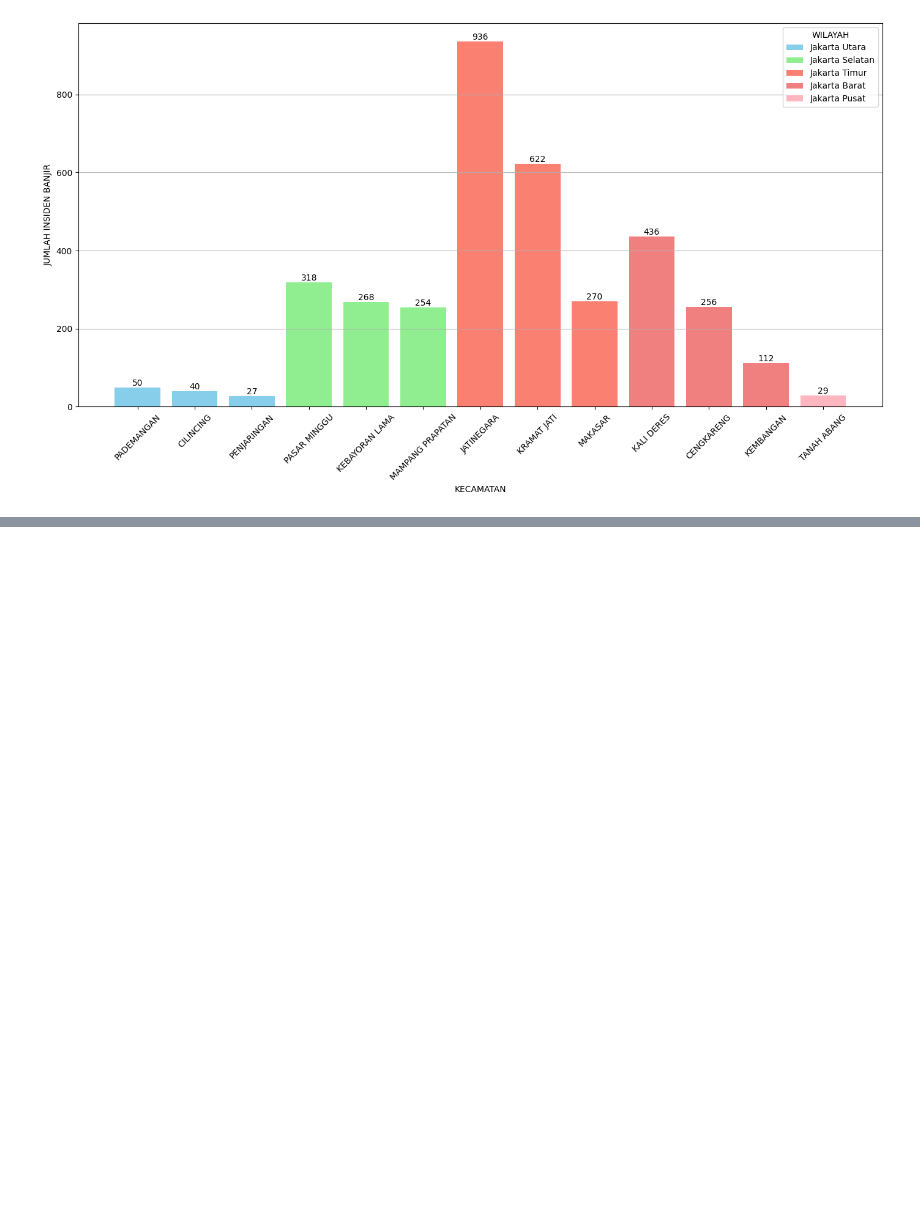
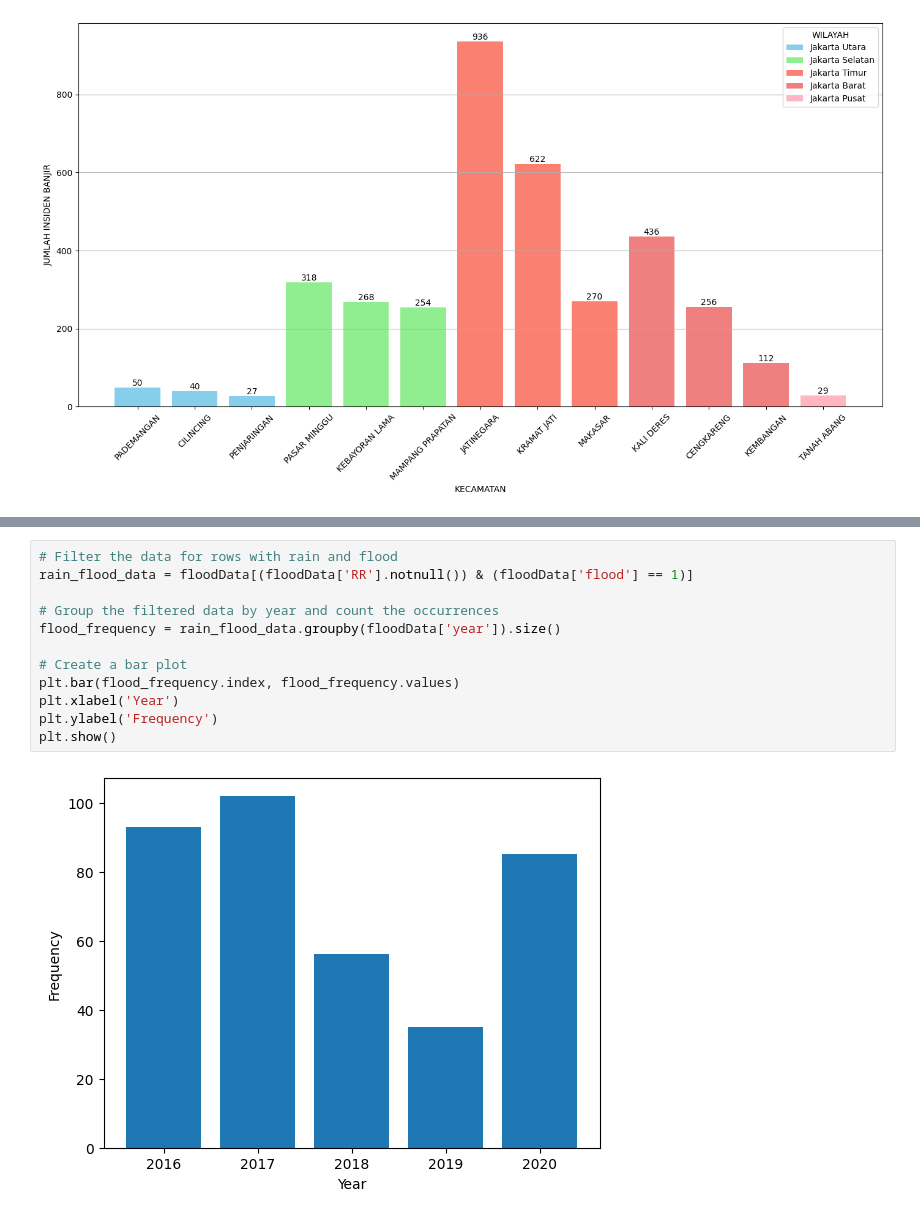
Before and after one commit to stewkaXD/dashboard-banjir, a Jupyter notebook: charts.ipynb, the cells around one changed output, grey strips where cells are left out. Drawn from its saved outputs; the diff is of its cells as text; blank space fills up the shorter version.

```diff
--- a/charts.ipynb
+++ b/charts.ipynb
@@ -108,0 +131,14 @@ plt.show()
+# %%
+# Filter the data for rows with rain and flood
+rain_flood_data = floodData[(floodData['RR'].notnull()) & (floodData['flood'] == 1)]
+
+# Group the filtered data by year and count the occurrences
+flood_frequency = rain_flood_data.groupby(floodData['year']).size()
+
+# Create a bar plot
+plt.bar(flood_frequency.index, flood_frequency.values)
+plt.xlabel('Year')
+plt.ylabel('Frequency')
+plt.show()
+# %% [output]
+[figure, added]
```
Also changed, not shown: parts of 2 cells of this notebook, 6 other files.
